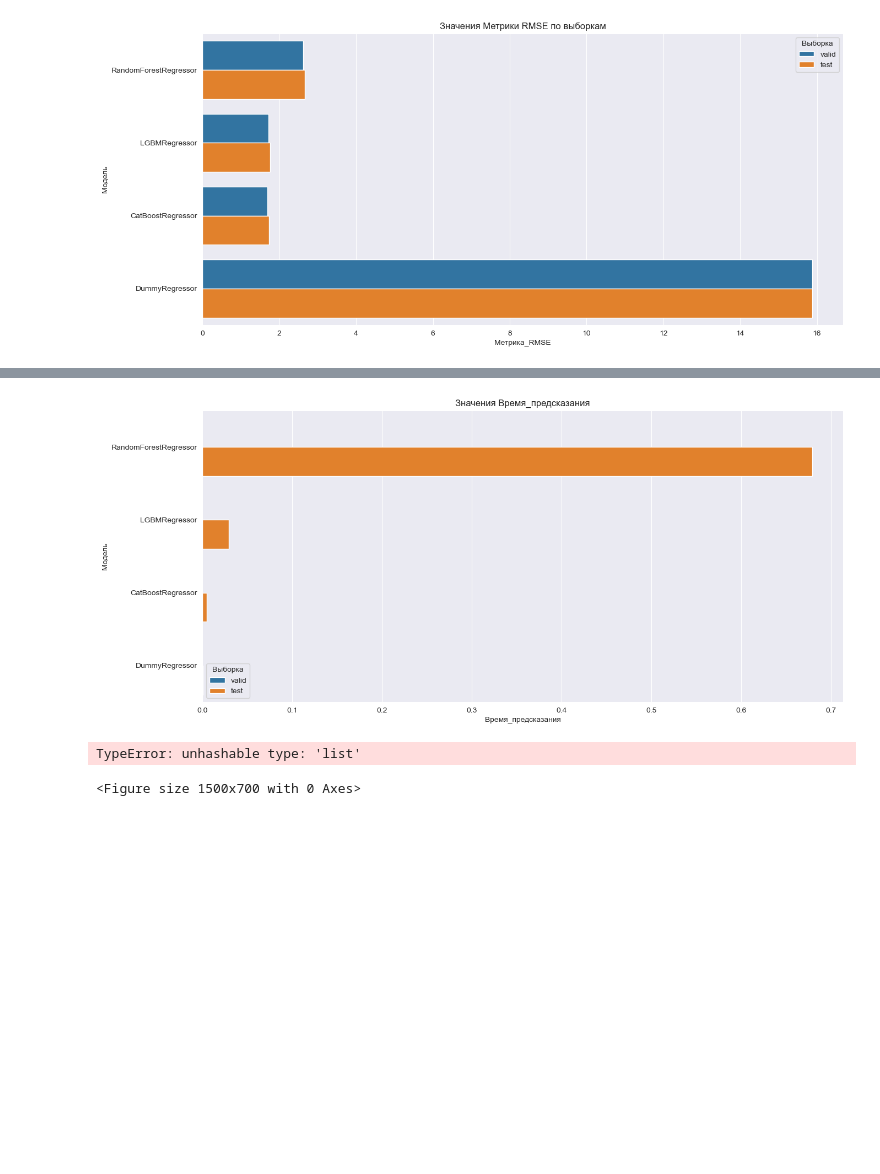
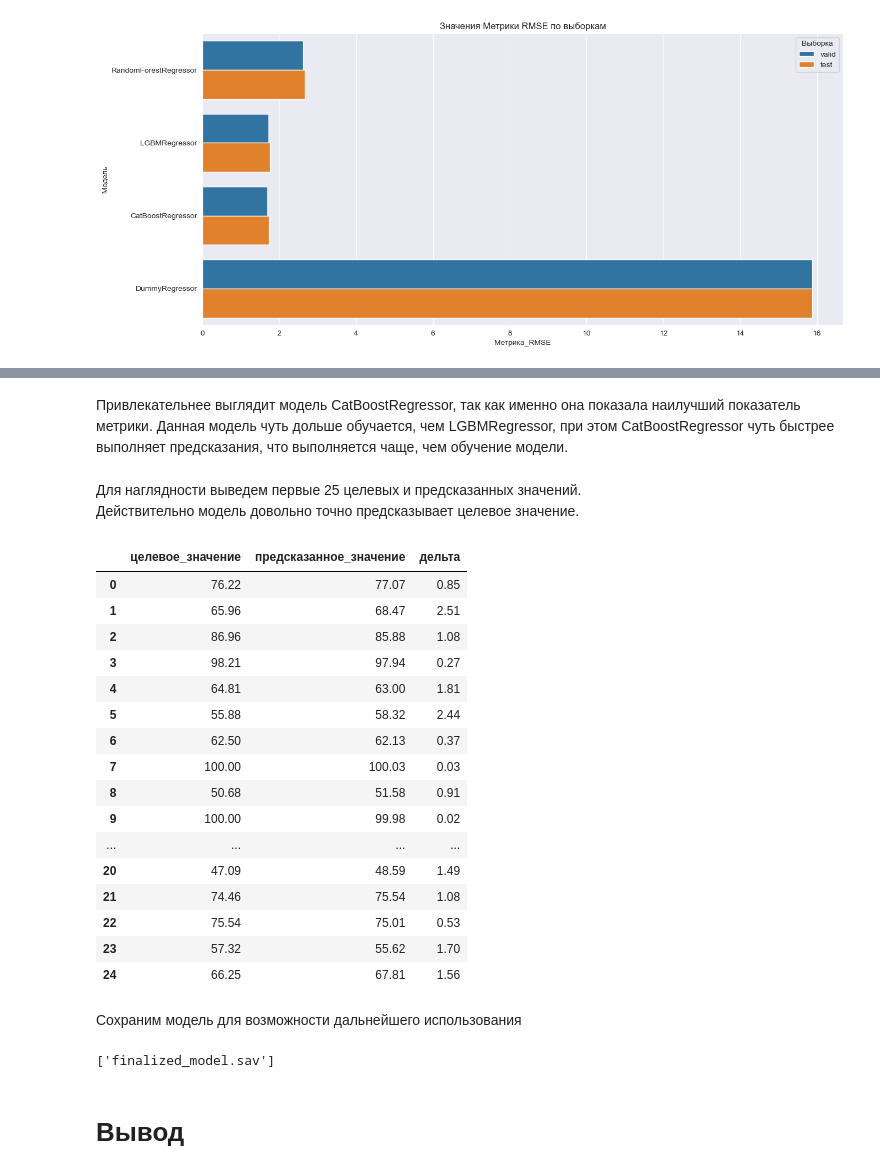
Before and after one commit to KonstantinKosinskii/my_works, a Jupyter notebook: RZD_satisfaction/Project_CBR_RZD.ipynb, the cells around one changed output, grey strips where cells are left out. Saved outputs shown, nothing was run; the diff lists cells and outputs as text; code cells hidden in the pictures; blank space fills up the shorter version.

```diff
--- a/Temporary/CBR.ipynb
+++ b/RZD_satisfaction/Project_CBR_RZD.ipynb
@@ -1668,21 +1709,41 @@ plt.show()
-# %%
-plt.figure(figsize=(15,7), dpi=100)
-sns.set_style('darkgrid')
-sns.barplot(y='Модель', x='Время_предсказания', data=values_models, hue='Выборка')
-plt.title('Значения Время_предсказания')
-
-
-plt.show()
-# %% [output]
-[figure, removed]
-# %%
-plt.figure(figsize=(15,7), dpi=100)
-sns.set_style('darkgrid')
-sns.barplot(x=[['Время_предсказания', 'Время_обучения']], y='Метрика_RMSE', data=values_models, hue='Модель')
-plt.title('Значения Время_предсказания')
-
-
-plt.show()
-# %% [output]
-TypeError: unhashable type: 'list'
-<Figure size 1500x700 with 0 Axes>
+# %% [markdown]
+Привлекательнее выглядит модель CatBoostRegressor, так как именно она показала наилучший показатель метрики. Данная модель чуть дольше обучается, чем LGBMRegressor, при этом CatBoostRegressor чуть быстрее выполняет предсказания, что выполняется чаще, чем обучение модели.
+# %%
+table = pd.DataFrame(
+    data={
+        'целевое_значение': target_test.reset_index(drop=True),
+        'предсказанное_значение': pd.Series(predicted_test_cbr_up)}
+)
+# %%
+table['дельта'] = abs(table['целевое_значение'] - table['предсказанное_значение'])
+# %% [markdown]
+Для наглядности выведем первые 25 целевых и предсказанных значений.
+Действительно модель довольно точно предсказывает целевое значение.
+# %%
+table.head(25)
+# %% [output]
+|  | целевое_значение | предсказанное_значение | дельта |
+| 0 | 76.22 | 77.07 | 0.85 |
+| 1 | 65.96 | 68.47 | 2.51 |
+| 2 | 86.96 | 85.88 | 1.08 |
+| 3 | 98.21 | 97.94 | 0.27 |
+| 4 | 64.81 | 63.00 | 1.81 |
+| 5 | 55.88 | 58.32 | 2.44 |
+| 6 | 62.50 | 62.13 | 0.37 |
+| 7 | 100.00 | 100.03 | 0.03 |
+| 8 | 50.68 | 51.58 | 0.91 |
+| 9 | 100.00 | 99.98 | 0.02 |
+| ... | ... | ... | ... |
+| 20 | 47.09 | 48.59 | 1.49 |
+| 21 | 74.46 | 75.54 | 1.08 |
+| 22 | 75.54 | 75.01 | 0.53 |
+| 23 | 57.32 | 55.62 | 1.70 |
+| 24 | 66.25 | 67.81 | 1.56 |
+# %% [markdown]
+Сохраним модель для возможности дальнейшего использования
+# %%
+joblib.dump(model_cbr, 'finalized_model.sav')
+# %% [output]
+['finalized_model.sav']
+# %% [markdown]
+# Вывод
```
Also changed, not shown: parts of 98 cells of this notebook, 2 other files.
